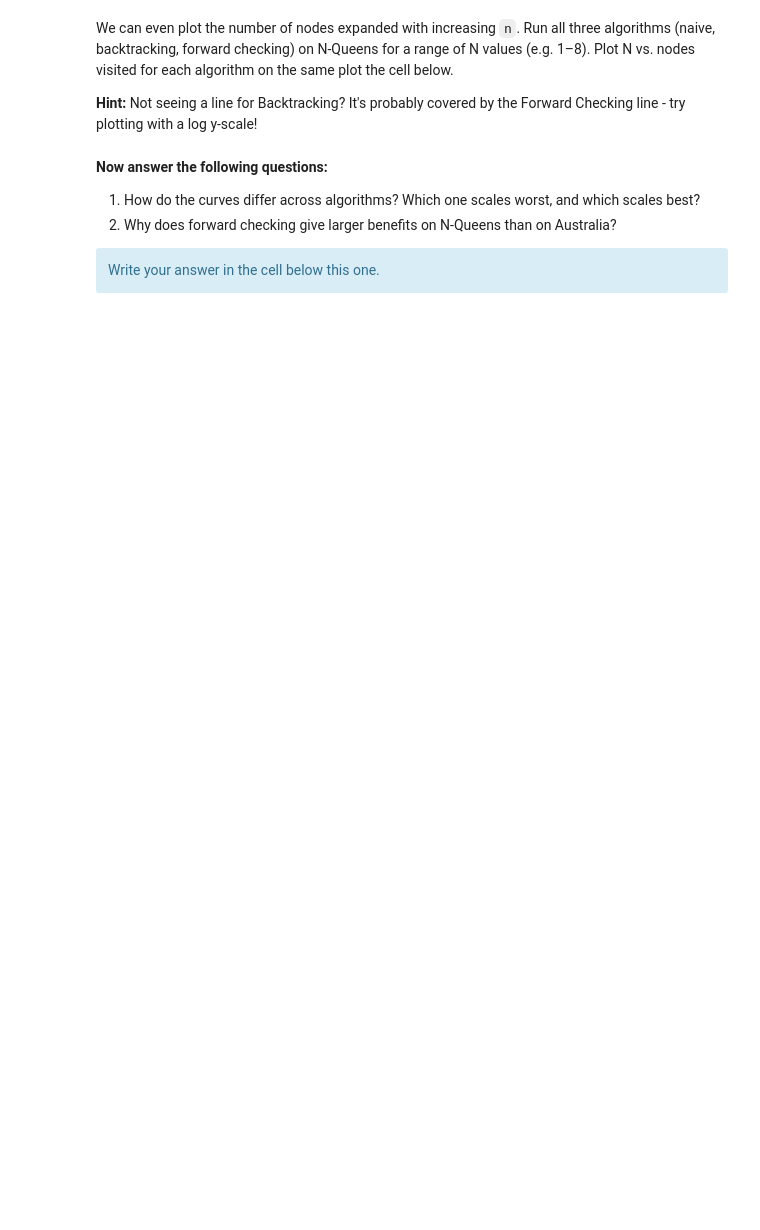
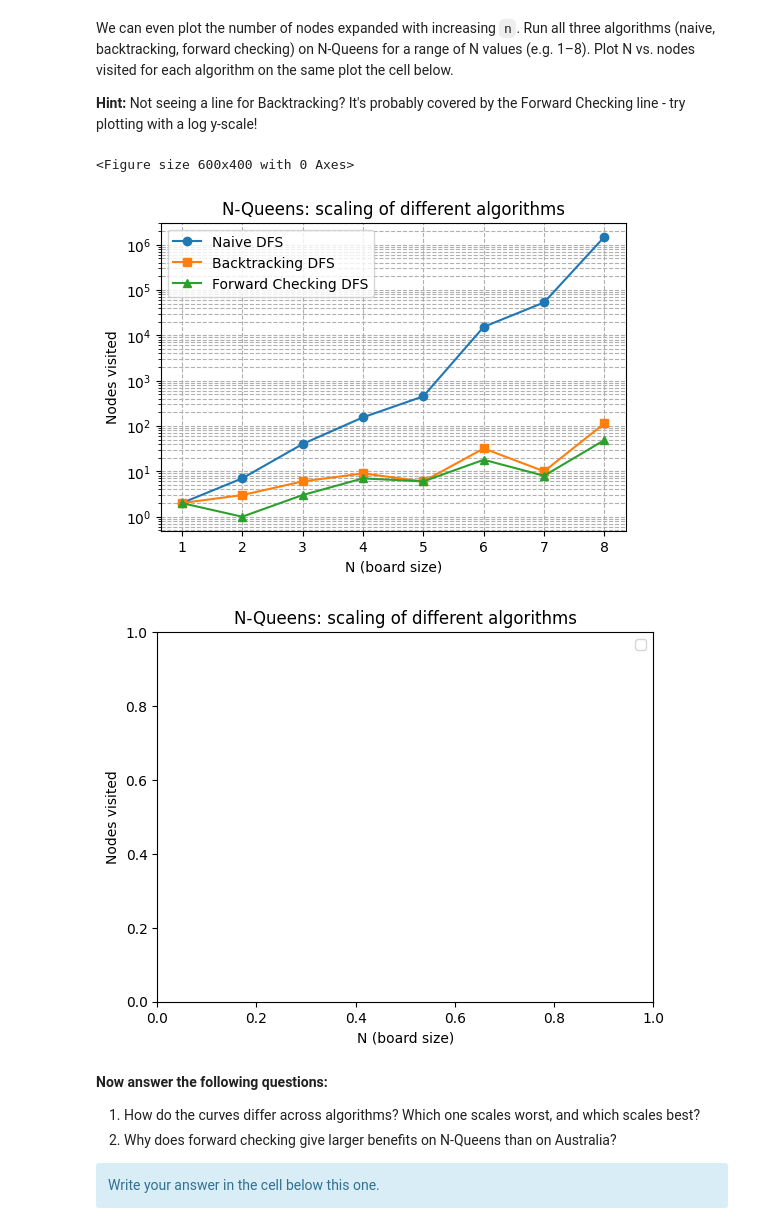
Before and after one commit to casxzhe/padm_local_f25, a Jupyter notebook: homeworks/ps4/ProblemSet04_CSPs_Classical_Planning_release.ipynb, the cells around one changed output. Drawn from its saved outputs; the diff is of its cells as text; code cells hidden in the pictures; blank space fills up the shorter version.

```diff
--- a/homeworks/ps4/ProblemSet04_CSPs_Classical_Planning_release.ipynb
+++ b/homeworks/ps4/ProblemSet04_CSPs_Classical_Planning_release.ipynb
@@ -621,15 +778,63 @@ We can even plot the number of nodes expanded with increasing `n`. Run all three
 # %%
 plt.figure(figsize=(6,4))
 
 # Put your plotting code here!
-raise NotImplementedError()
+# Range of board sizes
+N_values = list(range(1, 9))  # e.g., 1 through 8
+
+# Containers for nodes visited
+# naive_nodes = []
+# bt_nodes = []
+# fc_nodes = []
+
+# for n in N_values:
+#     print(f"\n=== N={n} Queens ===")
+#     csp = n_queens_csp(n)
+
+#     # Naive DFS
+#     naive_sol, naive_steps = naive_search(csp)
+#     naive_nodes.append(naive_steps)
+#     print(f"Naive: steps={naive_steps}, valid={is_complete_and_valid(csp, naive_sol or {})}")
+
+#     # Backtracking DFS
+#     bt_sol, bt_steps = backtracking_search(csp)
+#     bt_nodes.append(bt_steps)
+#     print(f"Backtracking: steps={bt_steps}, valid={is_complete_and_valid(csp, bt_sol or {})}")
+
+#     # Forward Checking DFS
+#     fc_sol, fc_steps = forward_checking_search(csp)
+#     fc_nodes.append(fc_steps)
+#     print(f"Forward Checking: steps={fc_steps}, valid={is_complete_and_valid(csp, fc_sol or {})}")
+
+N_values = [1,2,3,4,5,6,7,8]
+
+naive_nodes = [2,7,40,155,451,15316,52914,1485549]
+bt_nodes    = [2,3,6,9,6,32,10,114]
+fc_nodes    = [2,1,3,7,6,18,8,49]
+
+plt.figure(figsize=(6,4))
+plt.plot(N_values, naive_nodes, marker='o', label="Naive DFS")
+plt.plot(N_values, bt_nodes, marker='s', label="Backtracking DFS")
+plt.plot(N_values, fc_nodes, marker='^', label="Forward Checking DFS")
+plt.yscale("log")
+plt.xlabel("N (board size)")
+plt.ylabel("Nodes visited")
+plt.title("N-Queens: scaling of different algorithms")
+plt.grid(True, which="both", ls="--")
+plt.legend()
+plt.show()
+
 
 plt.xlabel("N (board size)")
 plt.ylabel("Nodes visited")
 plt.title("N-Queens: scaling of different algorithms")
 plt.legend()
 plt.savefig("nqueens_scaling.png")
 plt.show()
+# %% [output]
+<Figure size 600x400 with 0 Axes>
+[figure, added]
+[figure, added]
 # %% [markdown]
 **Now answer the following questions:**
 1. How do the curves differ across algorithms? Which one scales worst, and which scales best?
```
Also changed, not shown: parts of 35 cells of this notebook, 4 other files.
